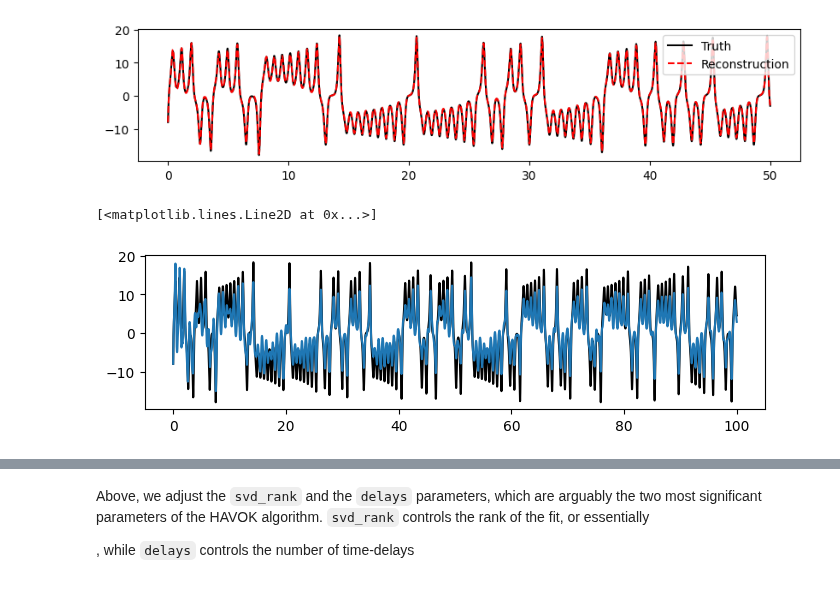
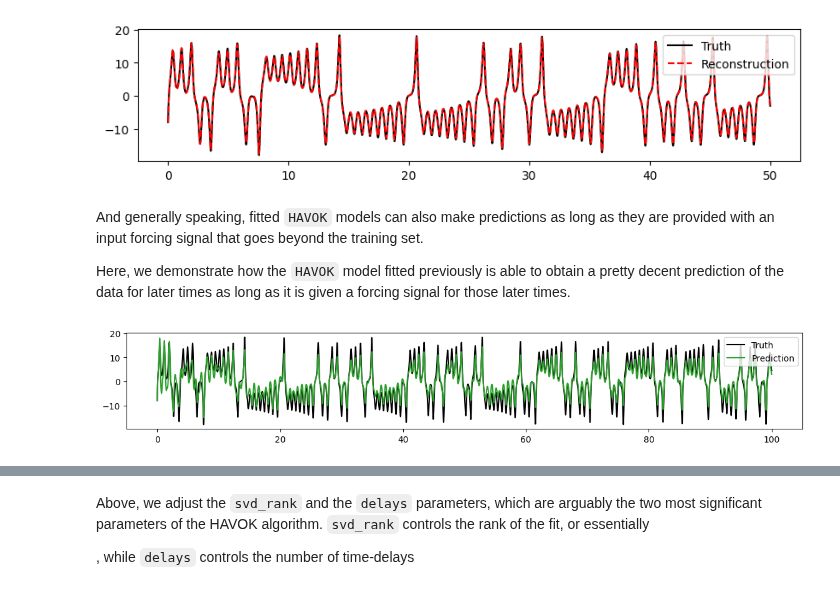
Before and after one commit to PyDMD/PyDMD, a Jupyter notebook: tutorials/tutorial19/tutorial-19-havok.ipynb, the cells around one changed output, grey strips where cells are left out. Cells and saved outputs as stored; diff of their text form; code cells hidden in the pictures.

Commit message:
Adjust sHAVOK

```diff
--- a/tutorials/tutorial19/tutorial-19-havok.ipynb
+++ b/tutorials/tutorial19/tutorial-19-havok.ipynb
@@ -139,19 +140,26 @@ plt.legend()
 plt.show()
 # %% [output]
 [figure]
+# %% [markdown]
+And generally speaking, fitted `HAVOK` models can also make predictions as long as they are provided with an input forcing signal that goes beyond the training set.
+
+Here, we demonstrate how the `HAVOK` model fitted previously is able to obtain a pretty decent prediction of the data for later times as long as it is given a forcing signal for those later times.
 # %%
+# Build a longer data set and fit a HAVOK model to it.
 t_long = np.arange(2 * m) * dt
 x_long = generate_lorenz_data(t_long)[0]
-havok_long = HAVOK(svd_rank=16, delays=100)
-havok_long.fit(x_long, t_long)
+havok_long = HAVOK(svd_rank=16, delays=100).fit(x_long, t_long)
 
+# We only use the long HAVOK model to obtain a long forcing signal.
 forcing_long = havok_long.forcing
 time_long = t_long[:len(forcing_long)]
-V0 = havok.linear_dynamics[0]
 
-plt.figure(figsize=(8, 2))
-plt.plot(t_long, x_long, c="k")
-plt.plot(t_long, havok.predict(forcing_long, time_long, V0))
+# Make a prediction using the long forcing signal.
+# Use the HAVOK model fitted to the shorter data set.
+plt.figure(figsize=(14, 2))
+plt.plot(t_long, x_long, c="k", label="Truth")
+plt.plot(t_long, havok.predict(forcing_long, time_long), label="Prediction", c="tab:green")
+plt.legend()
+plt.show()
 # %% [output]
-[<matplotlib.lines.Line2D at 0x...>]
-[figure, old version]
+[figure, new version]
```
Also changed, not shown: parts of 16 cells of this notebook, 1 other file.
